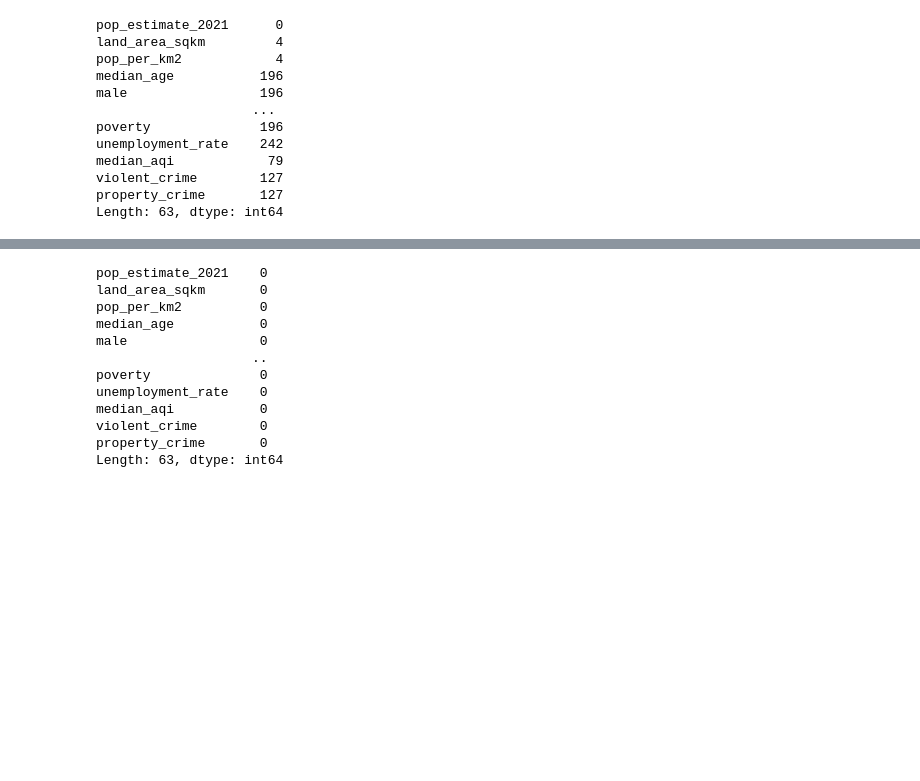
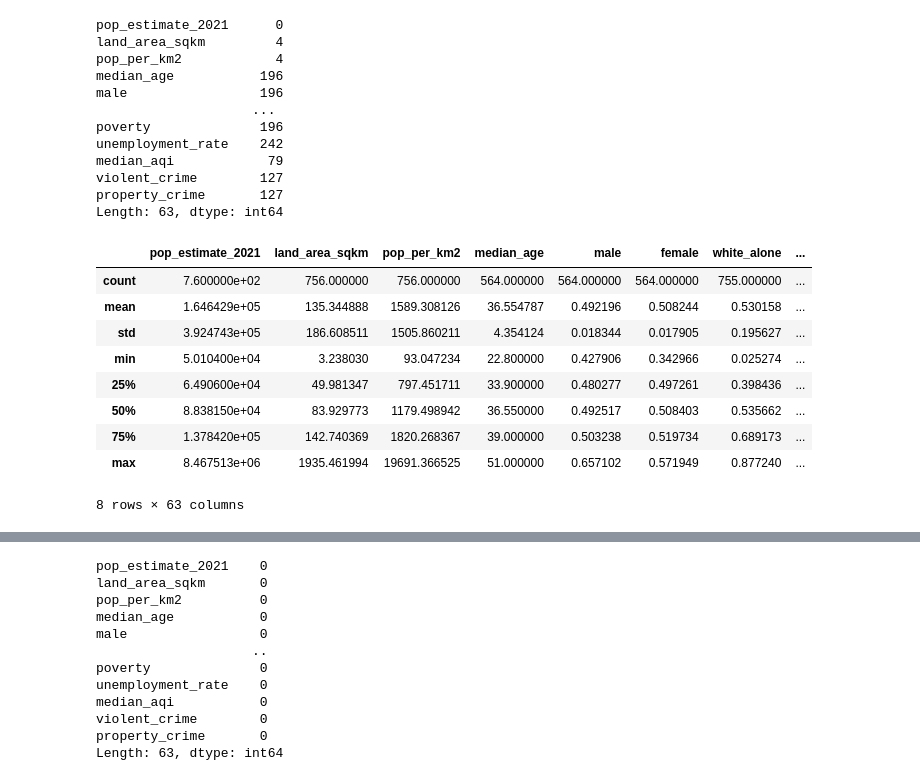
Before and after one commit to chanellee/Walkable-Cities, a Jupyter notebook: data_sources/EDA_Test.ipynb, the cells around one changed output, grey strips where cells are left out. Drawn from its saved outputs; the diff is of its cells as text; code cells hidden in the pictures; blank space fills up the shorter version.

```diff
--- a/data_sources/EDA_Test.ipynb
+++ b/data_sources/EDA_Test.ipynb
@@ -85,6 +99,19 @@ median_aqi            79
 violent_crime        127
 property_crime       127
 Length: 63, dtype: int64
+# %%
+df.describe()
+# %% [output]
+|  | pop_estimate_2021 | land_area_sqkm | pop_per_km2 | median_age | male | female | white_alone | ... |
+| count | 7.600000e+02 | 756.000000 | 756.000000 | 564.000000 | 564.000000 | 564.000000 | 755.000000 | ... |
+| mean | 1.646429e+05 | 135.344888 | 1589.308126 | 36.554787 | 0.492196 | 0.508244 | 0.530158 | ... |
+| std | 3.924743e+05 | 186.608511 | 1505.860211 | 4.354124 | 0.018344 | 0.017905 | 0.195627 | ... |
+| min | 5.010400e+04 | 3.238030 | 93.047234 | 22.800000 | 0.427906 | 0.342966 | 0.025274 | ... |
+| 25% | 6.490600e+04 | 49.981347 | 797.451711 | 33.900000 | 0.480277 | 0.497261 | 0.398436 | ... |
+| 50% | 8.838150e+04 | 83.929773 | 1179.498942 | 36.550000 | 0.492517 | 0.508403 | 0.535662 | ... |
+| 75% | 1.378420e+05 | 142.740369 | 1820.268367 | 39.000000 | 0.503238 | 0.519734 | 0.689173 | ... |
+| max | 8.467513e+06 | 1935.461994 | 19691.366525 | 51.000000 | 0.657102 | 0.571949 | 0.877240 | ... |
+8 rows × 63 columns
 # %%
 # Do the original interpolation
 df.interpolate(method='nearest', xis=0, inplace=True)
```
Also changed, not shown: parts of 6 cells of this notebook.
